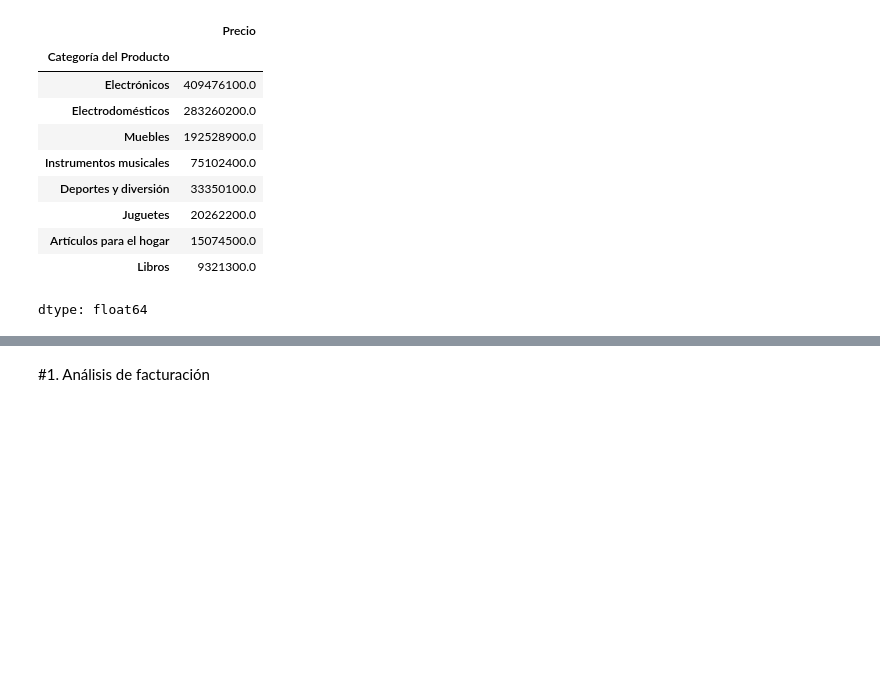
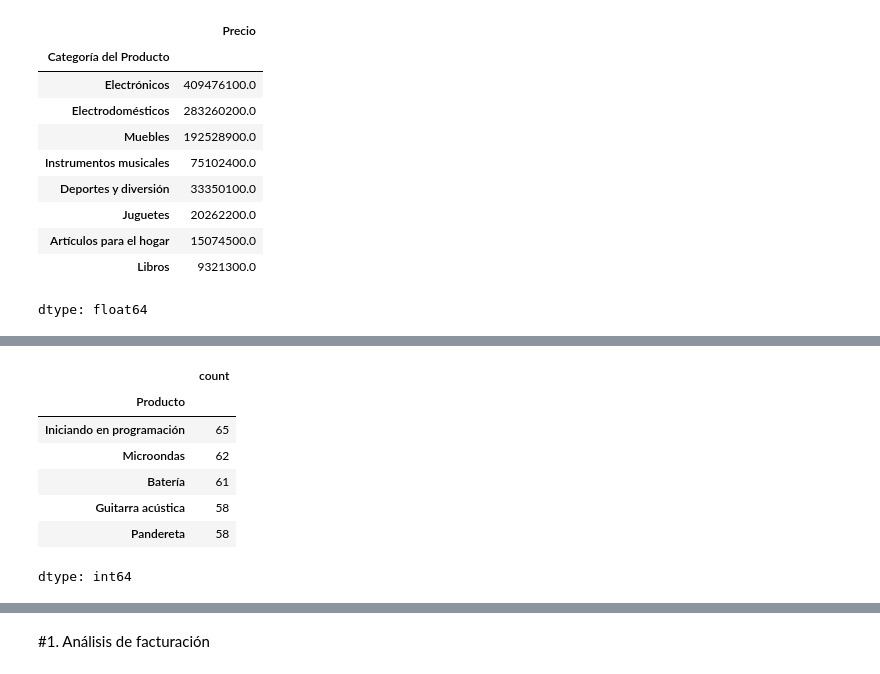
Before and after one commit to rluzav/challenge-alura-store-latam, a Jupyter notebook: Challenge-AluraStoreLatam.ipynb, the cells around one changed output, grey strips where cells are left out. Drawn from its saved outputs; the diff is of its cells as text; code cells hidden in the pictures; blank space fills up the shorter version.

```diff
--- a/Challenge-AluraStoreLatam.ipynb
+++ b/Challenge-AluraStoreLatam.ipynb
@@ -97,0 +134,11 @@ dtype: float64
+# %%
+tienda2['Producto'].value_counts().head(5)
+# %% [output]
+|  | count |
+| Producto |  |
+| Iniciando en programación | 65 |
+| Microondas | 62 |
+| Batería | 61 |
+| Guitarra acústica | 58 |
+| Pandereta | 58 |
+dtype: int64
```
Also changed, not shown: parts of 11 cells of this notebook.
